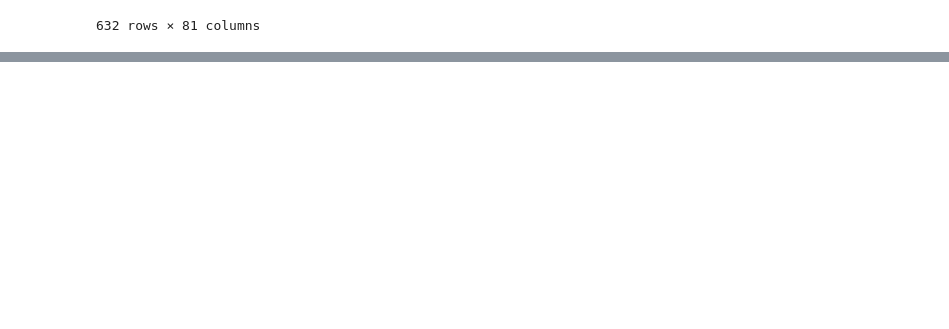
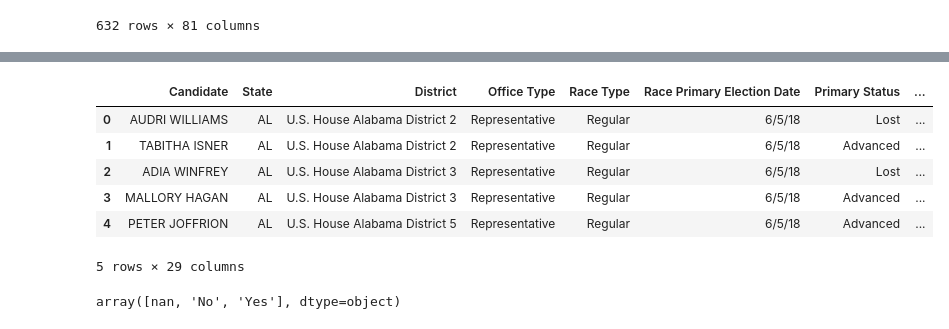
Before and after one commit to tetsu2001/102-project, a Jupyter notebook: carlos/carlos.ipynb, the cells around one changed output, grey strips where cells are left out. Saved outputs shown, nothing was run; the diff lists cells and outputs as text; code cells hidden in the pictures; blank space fills up the shorter version.

```diff
--- a/carlos/carlos.ipynb
+++ b/carlos/carlos.ipynb
@@ -276,0 +407,13 @@ inner_merged_df
+# %%
+filtered_columns = [
+    "Candidate", "State", "District", "Office Type", "Race Type",
+    "Race Primary Election Date", "Primary Status", "General Status",
+    "CAND_CONTRIB", "OTHER_POL_CMTE_CONTRIB", "POL_PTY_CONTRIB",
+    "INDIV_REFUNDS", "CMTE_REFUNDS", "SPEC_ELECTION", "PRIM_ELECTION",
+    "RUN_ELECTION", "GEN_ELECTION", "GEN_ELECTION_PRECENT", "CVG_END_DT"
+]
+
+endorsement_columns = [col for col in merged_final_df.columns if 'Endorsed' in col]
+filtered_columns.extend(endorsement_columns)
+
+merged_final_df = merged_final_df[filtered_columns]
@@ -276,0 +433,14 @@ inner_merged_df
+# %%
+merged_final_df.head()
+# %% [output]
+|  | Candidate | State | District | Office Type | Race Type | Race Primary Election Date | Primary Status | ... |
+| 0 | AUDRI WILLIAMS | AL | U.S. House Alabama District 2 | Representative | Regular | 6/5/18 | Lost | ... |
+| 1 | TABITHA ISNER | AL | U.S. House Alabama District 2 | Representative | Regular | 6/5/18 | Advanced | ... |
+| 2 | ADIA WINFREY | AL | U.S. House Alabama District 3 | Representative | Regular | 6/5/18 | Lost | ... |
+| 3 | MALLORY HAGAN | AL | U.S. House Alabama District 3 | Representative | Regular | 6/5/18 | Advanced | ... |
+| 4 | PETER JOFFRION | AL | U.S. House Alabama District 5 | Representative | Regular | 6/5/18 | Advanced | ... |
+5 rows × 29 columns
+# %%
+merged_final_df["Biden Endorsed?"].unique()
+# %% [output]
+array([nan, 'No', 'Yes'], dtype=object)
```
Also changed, not shown: parts of 17 cells of this notebook, 2 other files.
